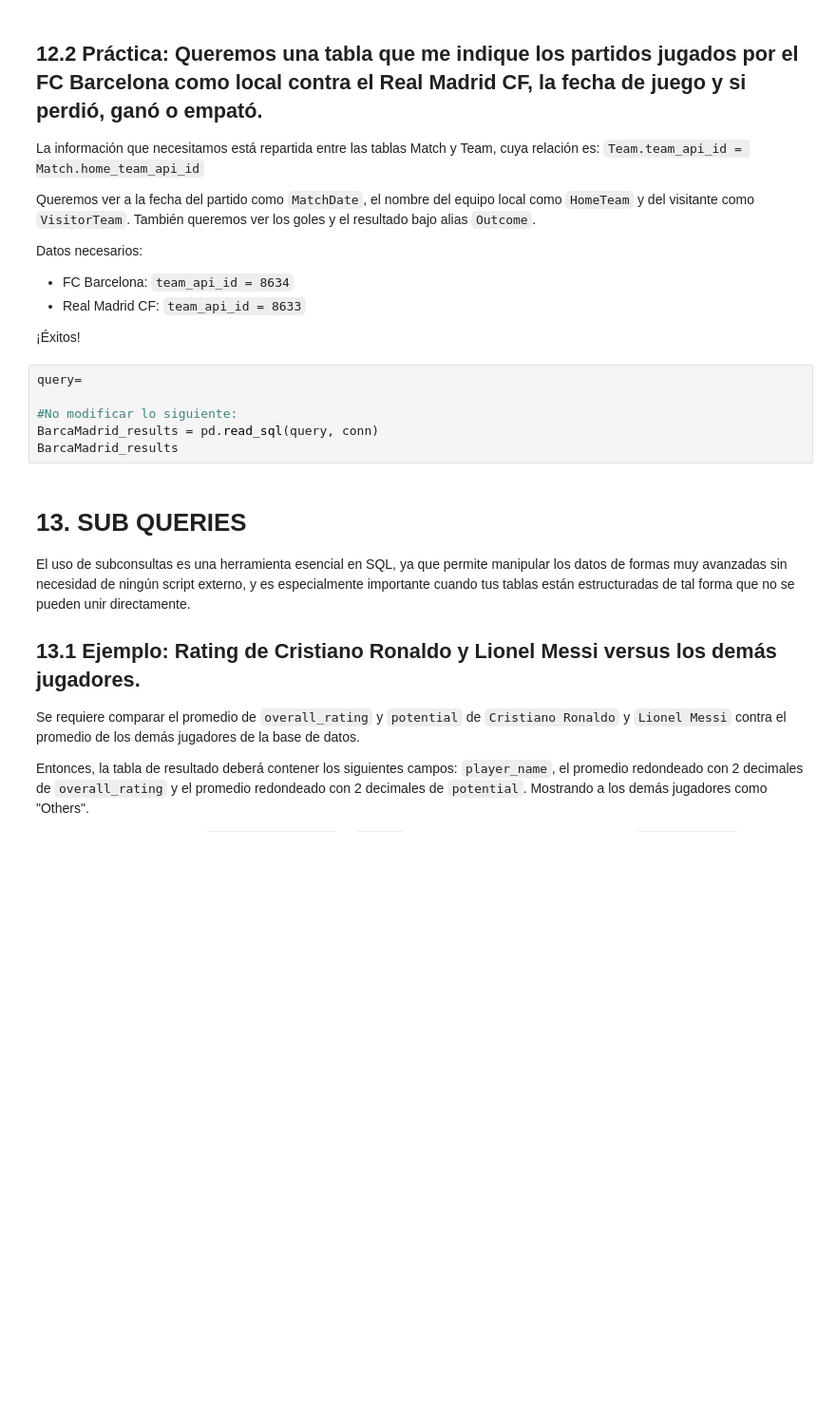
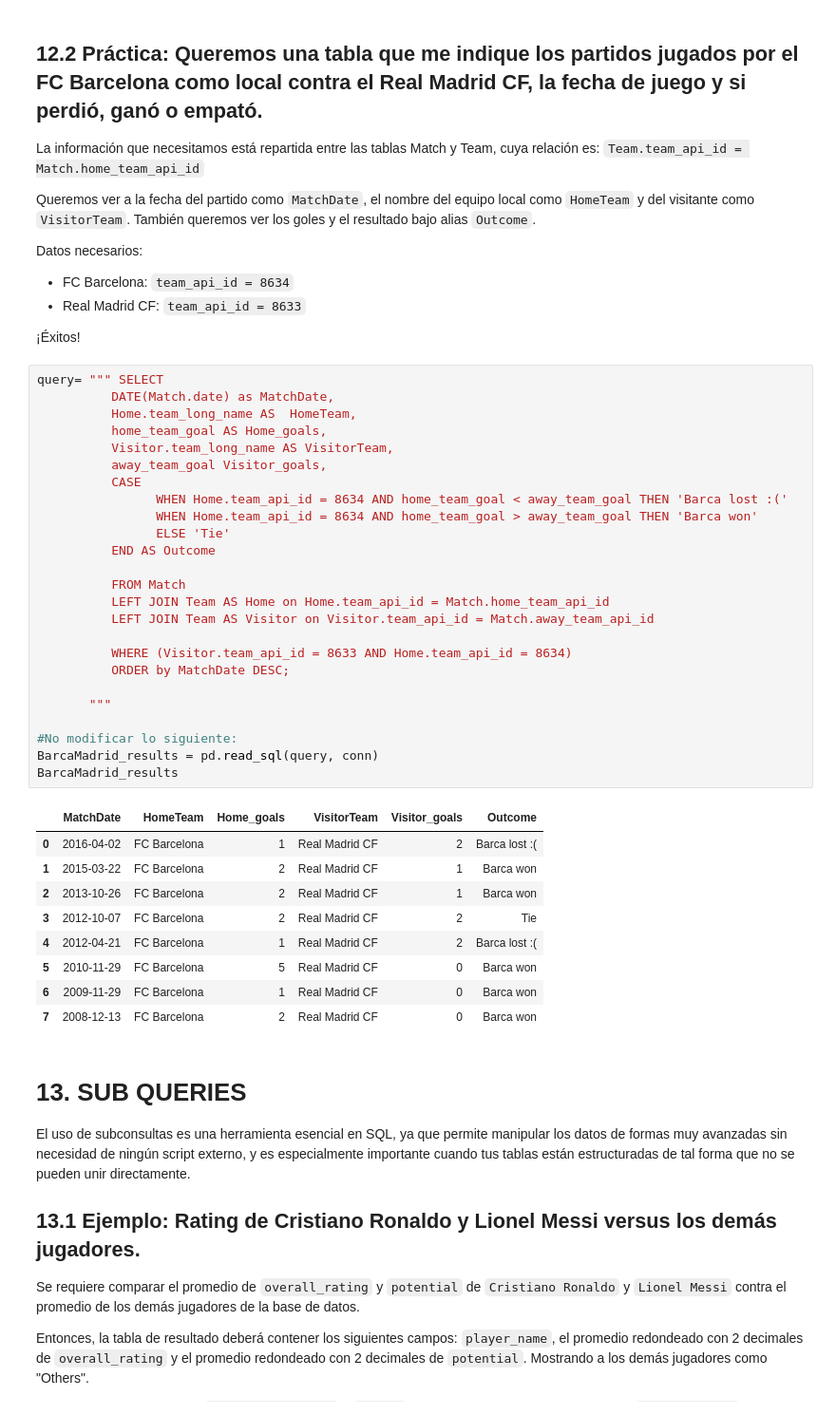
Before and after one commit to Juliodominguezcalderon/Talento_tech, a Jupyter notebook: Data_Analysis_SQL.ipynb, the cells around one changed output. Shown at 95% size. Drawn from its saved outputs; the diff is of its cells as text; blank space fills up the shorter version.

```diff
--- a/Data_Analysis_SQL.ipynb
+++ b/Data_Analysis_SQL.ipynb
@@ -1817,12 +1834,41 @@ Datos necesarios:
 * Real Madrid CF: `team_api_id = 8633`
 
 ¡Éxitos!
-# %%
-query=
-
-#No modificar lo siguiente:
-BarcaMadrid_results = pd.read_sql(query, conn)
-BarcaMadrid_results
+# %%
+query= """ SELECT
+          DATE(Match.date) as MatchDate,
+          Home.team_long_name AS  HomeTeam,
+          home_team_goal AS Home_goals,
+          Visitor.team_long_name AS VisitorTeam,
+          away_team_goal Visitor_goals,
+          CASE
+                WHEN Home.team_api_id = 8634 AND home_team_goal < away_team_goal THEN 'Barca lost :('
+                WHEN Home.team_api_id = 8634 AND home_team_goal > away_team_goal THEN 'Barca won'
+                ELSE 'Tie'
+          END AS Outcome
+
+          FROM Match
+          LEFT JOIN Team AS Home on Home.team_api_id = Match.home_team_api_id
+          LEFT JOIN Team AS Visitor on Visitor.team_api_id = Match.away_team_api_id
+
+          WHERE (Visitor.team_api_id = 8633 AND Home.team_api_id = 8634)
+          ORDER by MatchDate DESC;
+
+       """
+
+#No modificar lo siguiente:
+BarcaMadrid_results = pd.read_sql(query, conn)
+BarcaMadrid_results
+# %% [output]
+|  | MatchDate | HomeTeam | Home_goals | VisitorTeam | Visitor_goals | Outcome |
+| 0 | 2016-04-02 | FC Barcelona | 1 | Real Madrid CF | 2 | Barca lost :( |
+| 1 | 2015-03-22 | FC Barcelona | 2 | Real Madrid CF | 1 | Barca won |
+| 2 | 2013-10-26 | FC Barcelona | 2 | Real Madrid CF | 1 | Barca won |
+| 3 | 2012-10-07 | FC Barcelona | 2 | Real Madrid CF | 2 | Tie |
+| 4 | 2012-04-21 | FC Barcelona | 1 | Real Madrid CF | 2 | Barca lost :( |
+| 5 | 2010-11-29 | FC Barcelona | 5 | Real Madrid CF | 0 | Barca won |
+| 6 | 2009-11-29 | FC Barcelona | 1 | Real Madrid CF | 0 | Barca won |
+| 7 | 2008-12-13 | FC Barcelona | 2 | Real Madrid CF | 0 | Barca won |
 # %% [markdown]
 # 13. SUB QUERIES
 
```
Also changed, not shown: parts of 6 cells of this notebook.
